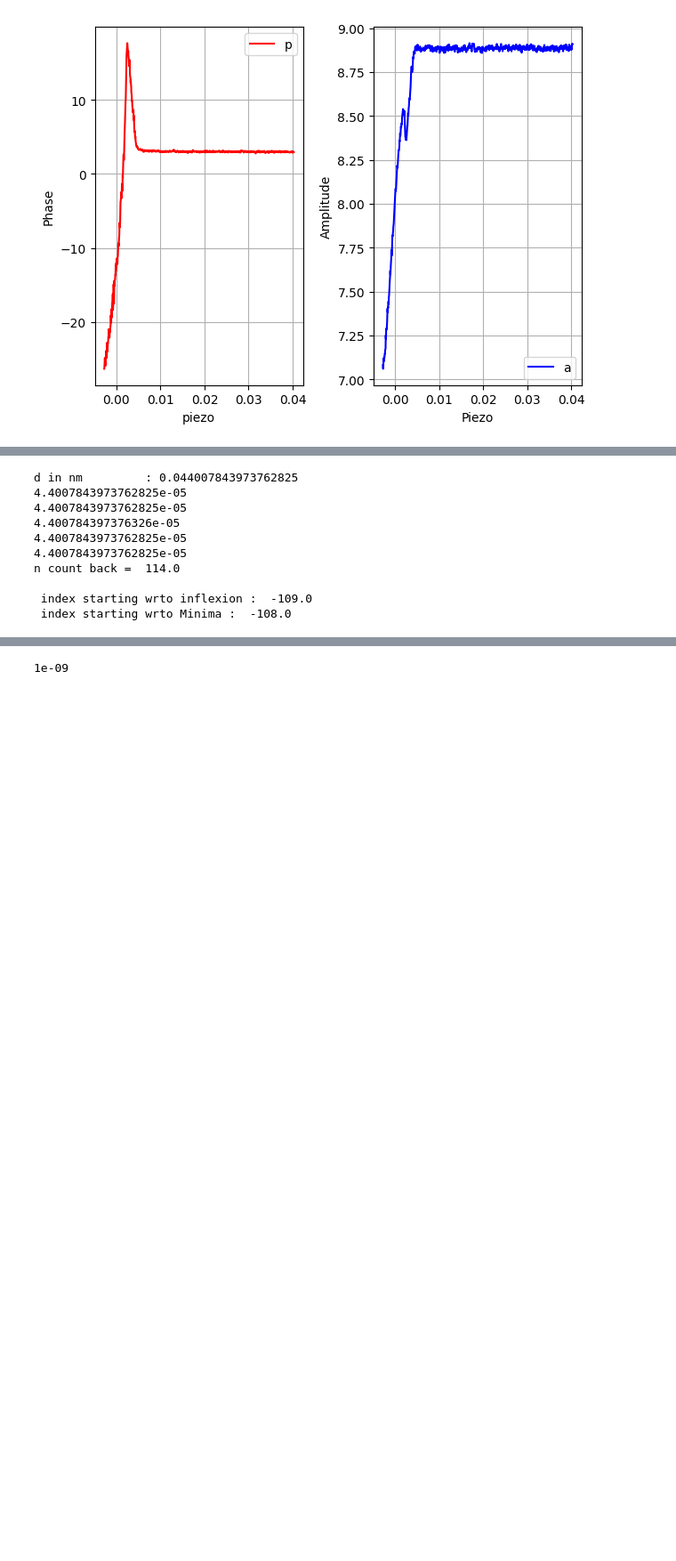
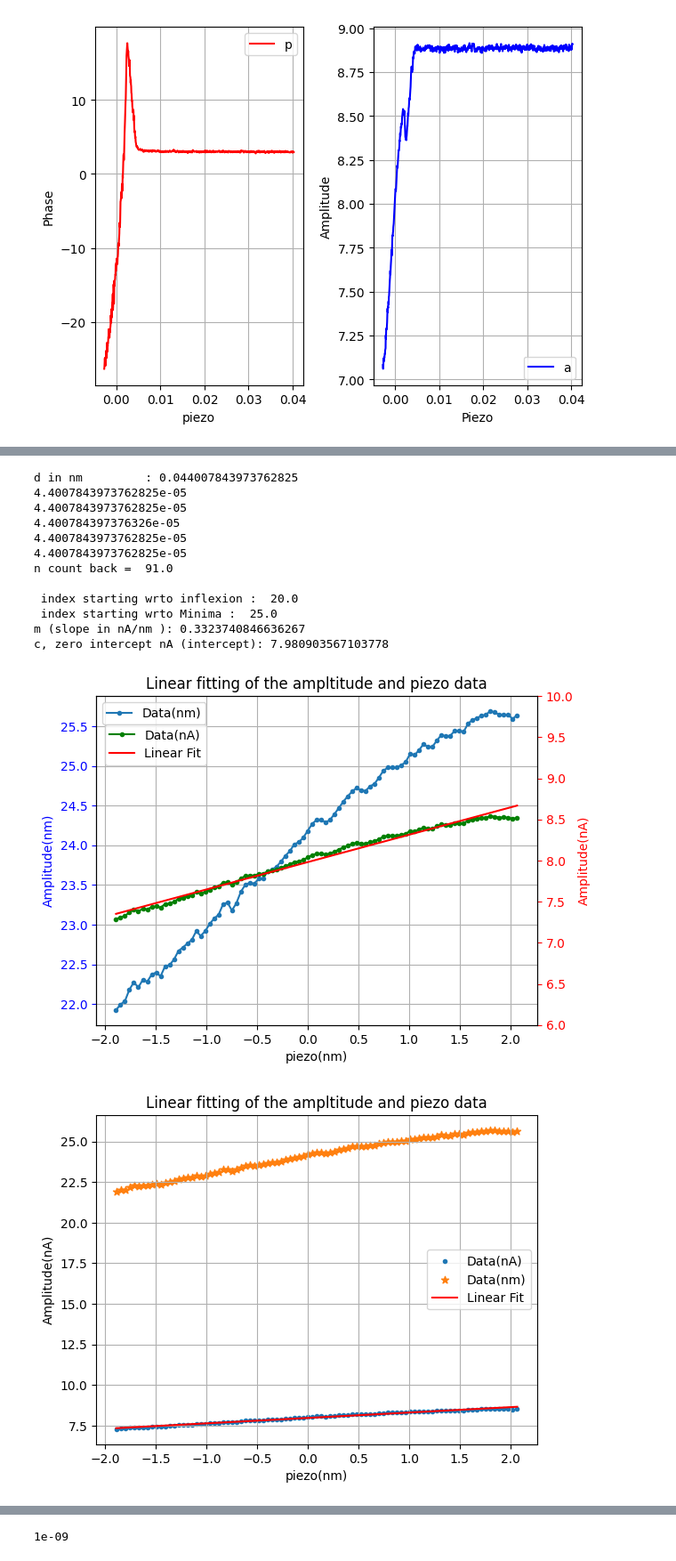
Before and after one commit to mohdrafik/python-codes-projects, a Jupyter notebook: process_plot_data.ipynb, the cells around one changed output, grey strips where cells are left out. Shown at 89% size. Drawn from its saved outputs; the diff is of its cells as text; code cells hidden in the pictures; blank space fills up the shorter version.

```diff
--- a/process_plot_data.ipynb
+++ b/process_plot_data.ipynb
@@ -387,7 +434,7 @@ for val in x_diff:
 
 # here 2.5,3nm any value we put get corresponding N
 
-N_count_back = (5.0)/(d_nm)  # (using a+(n-1)D)
+N_count_back = (4.0)/(d_nm)  # (using a+(n-1)D)
 
 N_count_back = np.ceil(N_count_back)
 print("n count back = ",N_count_back)
@@ -401,7 +448,7 @@ desired_nmBackIndexwrtoMinima = res_indices[1] - N_count_back  # this is from th
 N_count_forward = (10.0)/(d_nm)  # (using a+(n-1)D)
 N_count_forward = np.ceil(N_count_forward)
 data_choose_endindex = res_indices[1] + int(N_count_forward)
-data_choose_endindex=data_endamp
+data_choose_endindex = data_endamp
 
 print("\n index starting wrto inflexion : ",desired_nmBackIndexwrtoInflexion,
      "\n index starting wrto Minima : ",desired_nmBackIndexwrtoMinima)
@@ -528,33 +575,37 @@ combined_df = combined_df.apply(lambda x: x.apply(lambda y: f'{y:.9E}'))  # 2. F
 combined_df = combined_df[::-1] # 3.-- Reverse DataFrame
 
 combined_df.columns = ['piezo', 'amplitude', 'phase']   # 3.--- Add headers
 
 print(colored("without heading or column index next we will see with index: \n",'green', attrs=['bold']),combined_df.head())
 # Reset index
 combined_df.reset_index(drop=True, inplace=True)
 
 print(colored("after final procees:\n",'green', attrs=['bold']),combined_df.head())
 
 # Concatenate the DataFrames vertically
 # combined_df = pd.concat([df1,df2,df3], axis=1)
 # Save the combined DataFrame to a .dat file
 
 
 filename = filenameAmplitude.strip('.')[0:-5]+filenamephase.strip('.')[0:-5]+".dat"
 combined_df.to_csv(excel_path+filename, sep=' ', index=False, header=True)
 
 print(colored(f" \n HELLO ! <----------  file are saved in .dat format with name:{filename} ---------->  ",'green', attrs=['bold']))
 
 # # Save the combined DataFrame to a .dat file
 # combined_df.to_csv('combined_data.dat', sep=' ', index=False)
 # %% [output]
 d in nm         : 0.044007843973762825
 4.4007843973762825e-05
 4.4007843973762825e-05
 4.400784397376326e-05
 4.4007843973762825e-05
 4.4007843973762825e-05
-n count back =  114.0
+n count back =  91.0
 
- index starting wrto inflexion :  -109.0
- index starting wrto Minima :  -108.0
+ index starting wrto inflexion :  20.0
+ index starting wrto Minima :  25.0
+m (slope in nA/nm ): 0.3323740846636267
+c, zero intercept nA (intercept): 7.980903567103778
+[figure, added]
+[figure, added]
```
Also changed, not shown: parts of 22 cells of this notebook.
